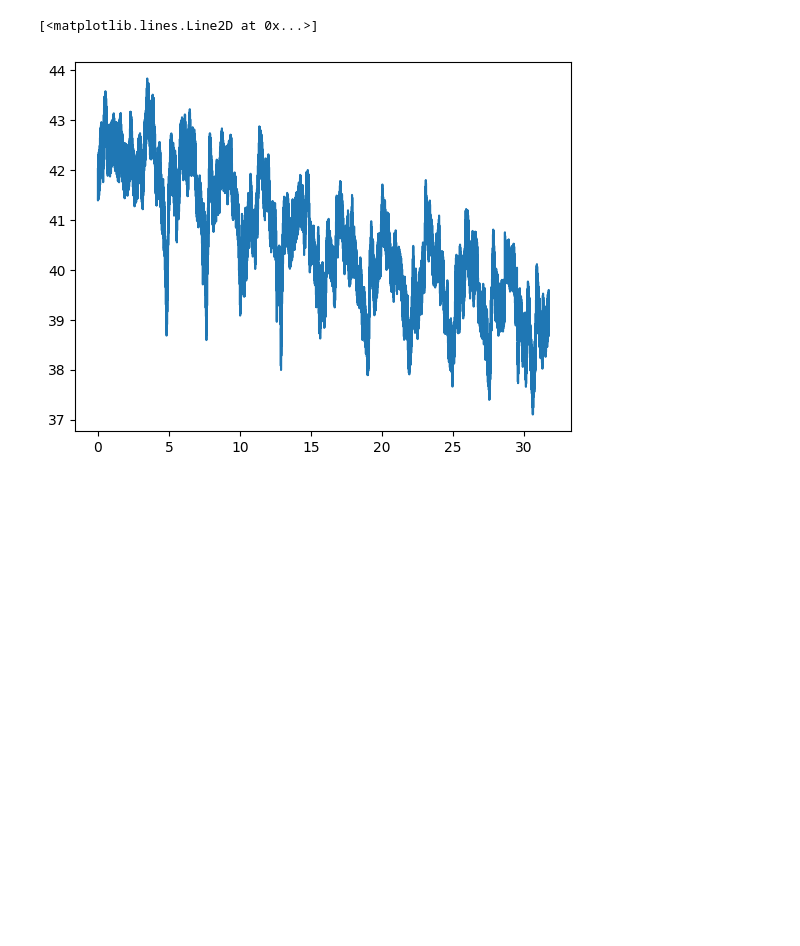
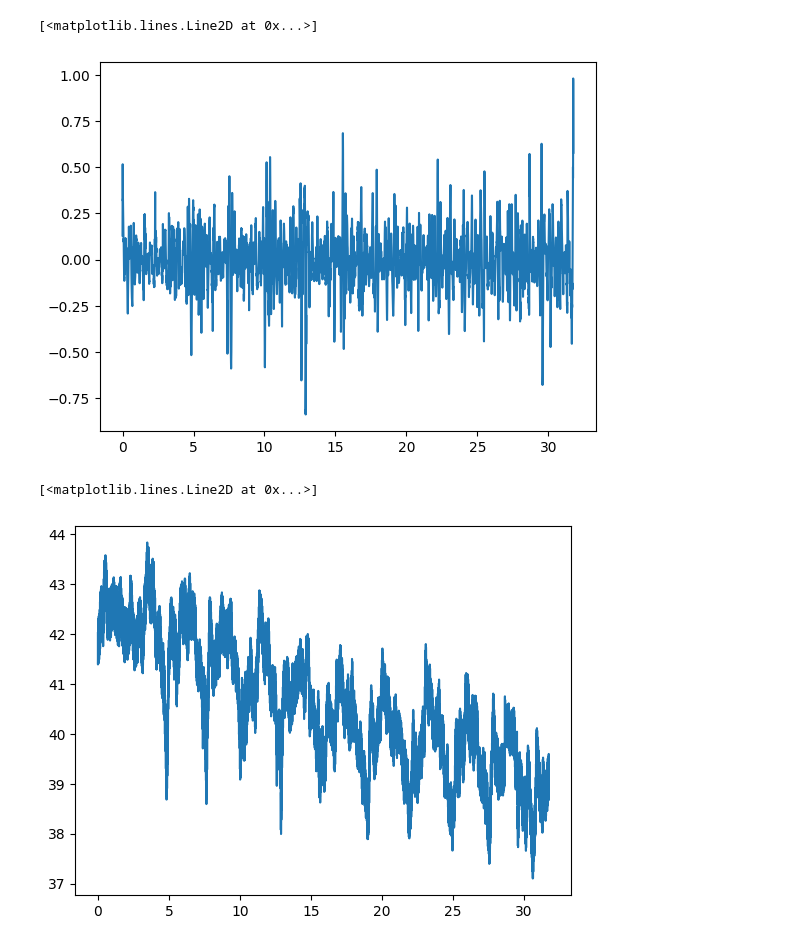
Before and after one commit to max-raney/adaptive_eeg, a Jupyter notebook: new.ipynb, the cells around one changed output. Cells and saved outputs as stored; diff of their text form; code cells hidden in the pictures; blank space fills up the shorter version.

Commit message:
fft and filters

```diff
--- a/new.ipynb
+++ b/new.ipynb
@@ -37,3 +123,25 @@ plt.plot(t_right, channel_3_right)
+# %%
+channel_3_left_flattened = np.array(channel_3_left).flatten()
+
+DataFilter.detrend(channel_3_left_flattened, DetrendOperations.CONSTANT.value)
+DataFilter.perform_bandpass(channel_3_left_flattened, sampling_rate, 3.0, 45.0, 2,
+                            FilterTypes.BUTTERWORTH_ZERO_PHASE, 0)
+DataFilter.perform_bandstop(channel_3_left_flattened, sampling_rate, 48.0, 52.0, 2,
+                            FilterTypes.BUTTERWORTH_ZERO_PHASE, 0)
+DataFilter.perform_bandstop(channel_3_left_flattened, sampling_rate, 58.0, 62.0, 2,
+                            FilterTypes.BUTTERWORTH_ZERO_PHASE, 0)
+
+b_notch_60, a_notch_60 = scipy.signal.iirnotch(60.0, Q=20, fs=sampling_rate)
+filtered_p_data = scipy.signal.filtfilt(b_notch_60, a_notch_60, channel_3_left_flattened)
+b_notch_20, a_notch_20 = scipy.signal.iirnotch(20.0, Q=20, fs=sampling_rate)
+filtered_data = scipy.signal.filtfilt(b_notch_20, a_notch_20, filtered_p_data)
+# %%
+# filtering did not work too well
+
+plt.plot(t_left, filtered_data)
+# %% [output]
+[<matplotlib.lines.Line2D at 0x...>]
+[figure, added]
 # %%
 plt.plot(t_left, channel_3_left)
 # %% [output]
```
Also changed, not shown: parts of 8 cells of this notebook.
